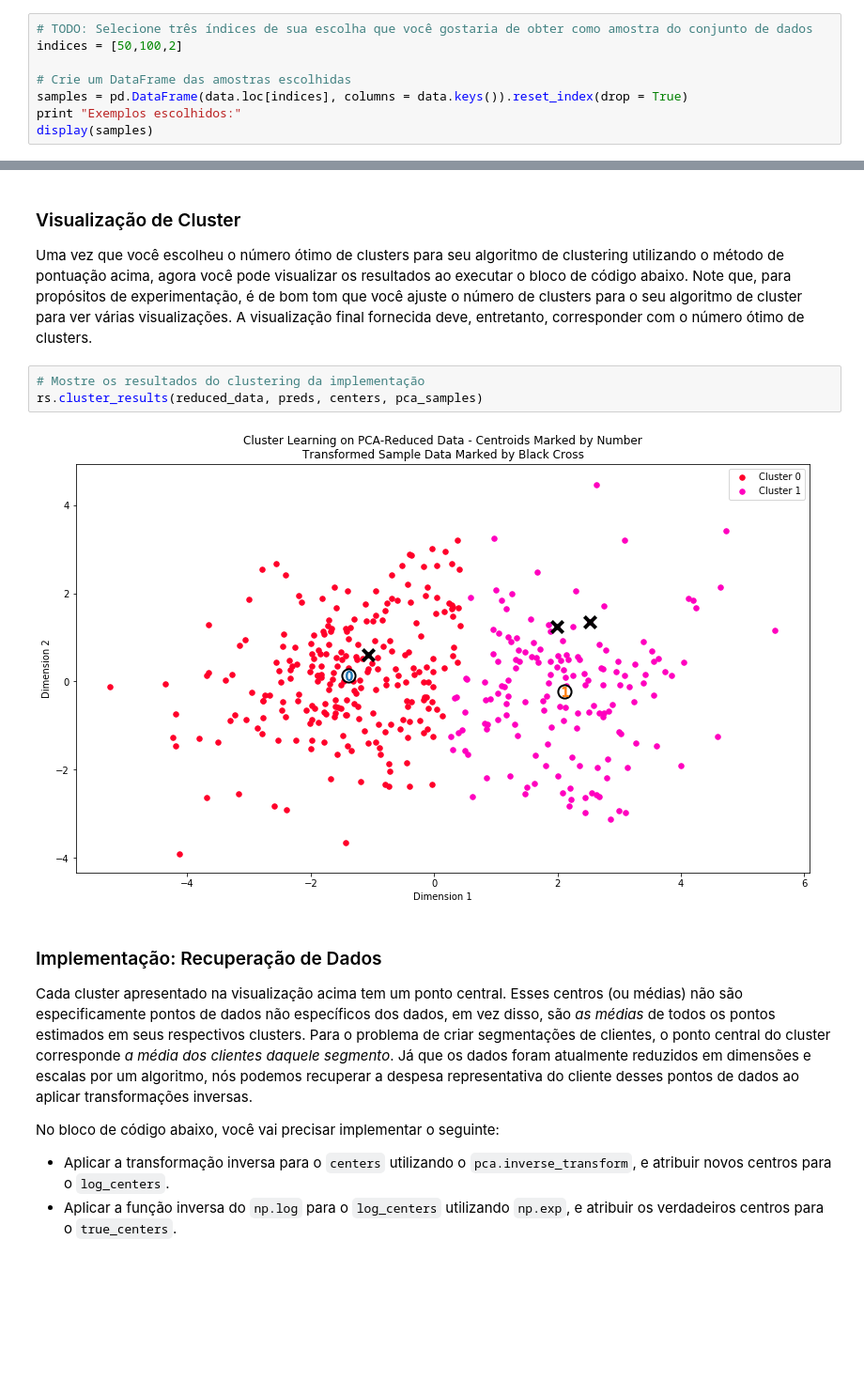
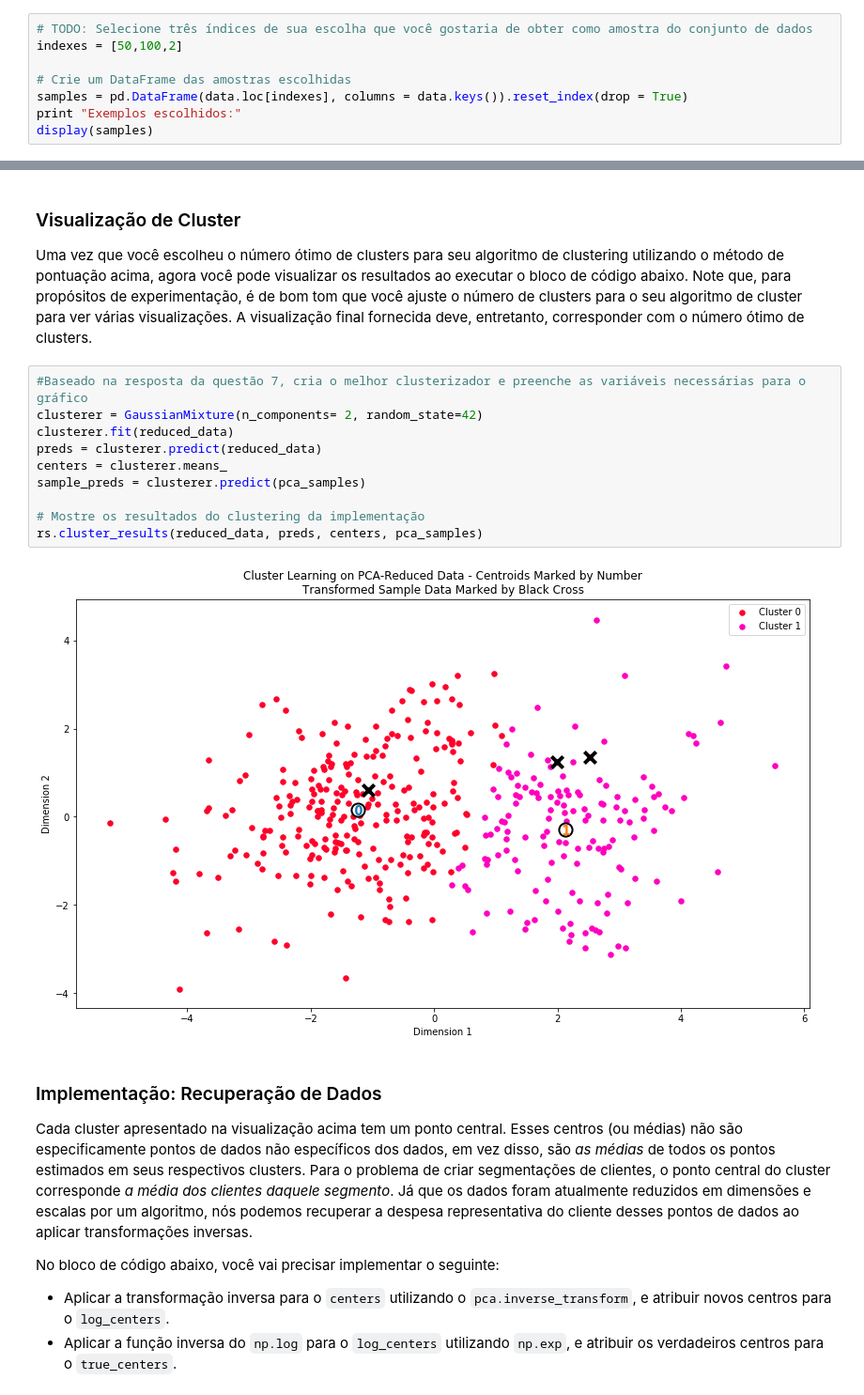
Before and after one commit to kevinszczpanski/Machine-Learning-NanoDegree, a Jupyter notebook: customer_segments/customer_segments_PT.ipynb, the cells around one changed output, grey strips where cells are left out. Shown at 94% size. Drawn from its saved outputs; the diff is of its cells as text; blank space fills up the shorter version.

```diff
--- a/customer_segments/customer_segments_PT.ipynb
+++ b/customer_segments/customer_segments_PT.ipynb
@@ -83,10 +83,10 @@ plt.show()
 Para melhor compreensão da clientela e como seus dados vão se transformar no decorrer da análise, é melhor selecionar algumas amostras de dados de pontos e explorá-los com mais detalhes. No bloco de código abaixo, adicione **três** índices de sua escolha para a lista de `indices` que irá representar os clientes que serão acompanhados. Sugerimos que você tente diferentes conjuntos de amostras até obter clientes que variam significativamente entre si.
 # %%
 # TODO: Selecione três índices de sua escolha que você gostaria de obter como amostra do conjunto de dados
-indices = [50,100,2]
+indexes = [50,100,2]
 
 # Crie um DataFrame das amostras escolhidas
-samples = pd.DataFrame(data.loc[indices], columns = data.keys()).reset_index(drop = True)
+samples = pd.DataFrame(data.loc[indexes], columns = data.keys()).reset_index(drop = True)
 print "Exemplos escolhidos:"
 display(samples)
 # %% [output]
@@ -499,11 +537,18 @@ print(score)
 # %% [markdown]
 ### Visualização de Cluster
 Uma vez que você escolheu o número ótimo de clusters para seu algoritmo de clustering utilizando o método de pontuação acima, agora você pode visualizar os resultados ao executar o bloco de código abaixo. Note que, para propósitos de experimentação, é de bom tom que você ajuste o número de clusters para o seu algoritmo de cluster para ver várias visualizações. A visualização final fornecida deve, entretanto, corresponder com o número ótimo de clusters.
-# %%
-# Mostre os resultados do clustering da implementação
-rs.cluster_results(reduced_data, preds, centers, pca_samples)
-# %% [output]
-[figure, removed]
+# %%
+#Baseado na resposta da questão 7, cria o melhor clusterizador e preenche as variáveis necessárias para o gráfico
+clusterer = GaussianMixture(n_components= 2, random_state=42)
+clusterer.fit(reduced_data)
+preds = clusterer.predict(reduced_data)
+centers = clusterer.means_
+sample_preds = clusterer.predict(pca_samples)
+
+# Mostre os resultados do clustering da implementação
+rs.cluster_results(reduced_data, preds, centers, pca_samples)
+# %% [output]
+[figure, added]
 # %% [markdown]
 ### Implementação: Recuperação de Dados
 Cada cluster apresentado na visualização acima tem um ponto central. Esses centros (ou médias) não são especificamente pontos de dados não específicos dos dados, em vez disso, são *as médias* de todos os pontos estimados em seus respectivos clusters. Para o problema de criar segmentações de clientes, o ponto central do cluster corresponde *a média dos clientes daquele segmento*. Já que os dados foram atualmente reduzidos em dimensões e escalas por um algoritmo, nós podemos recuperar a despesa representativa do cliente desses pontos de dados ao aplicar transformações inversas.
```
Also changed, not shown: parts of 17 cells of this notebook.
